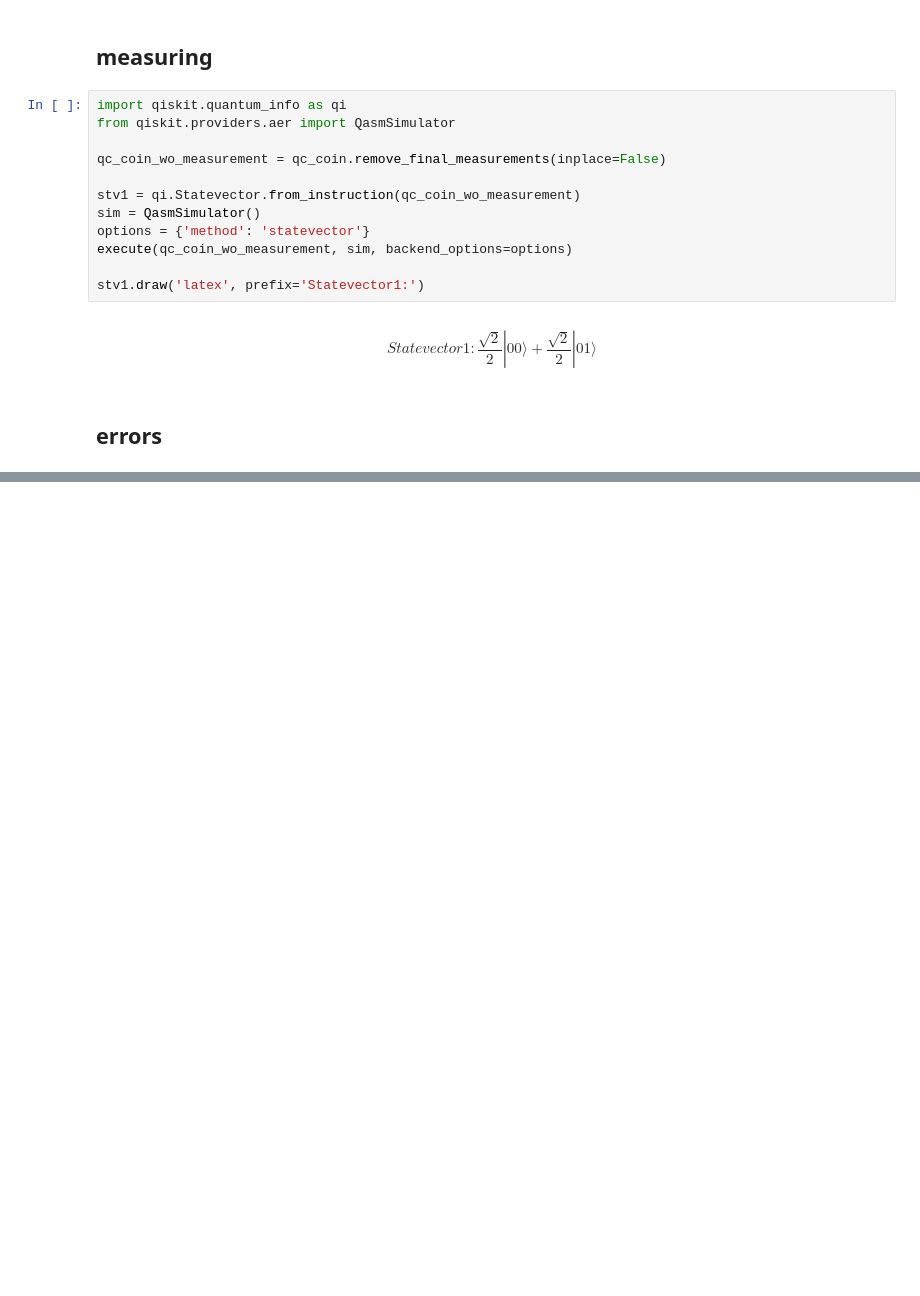
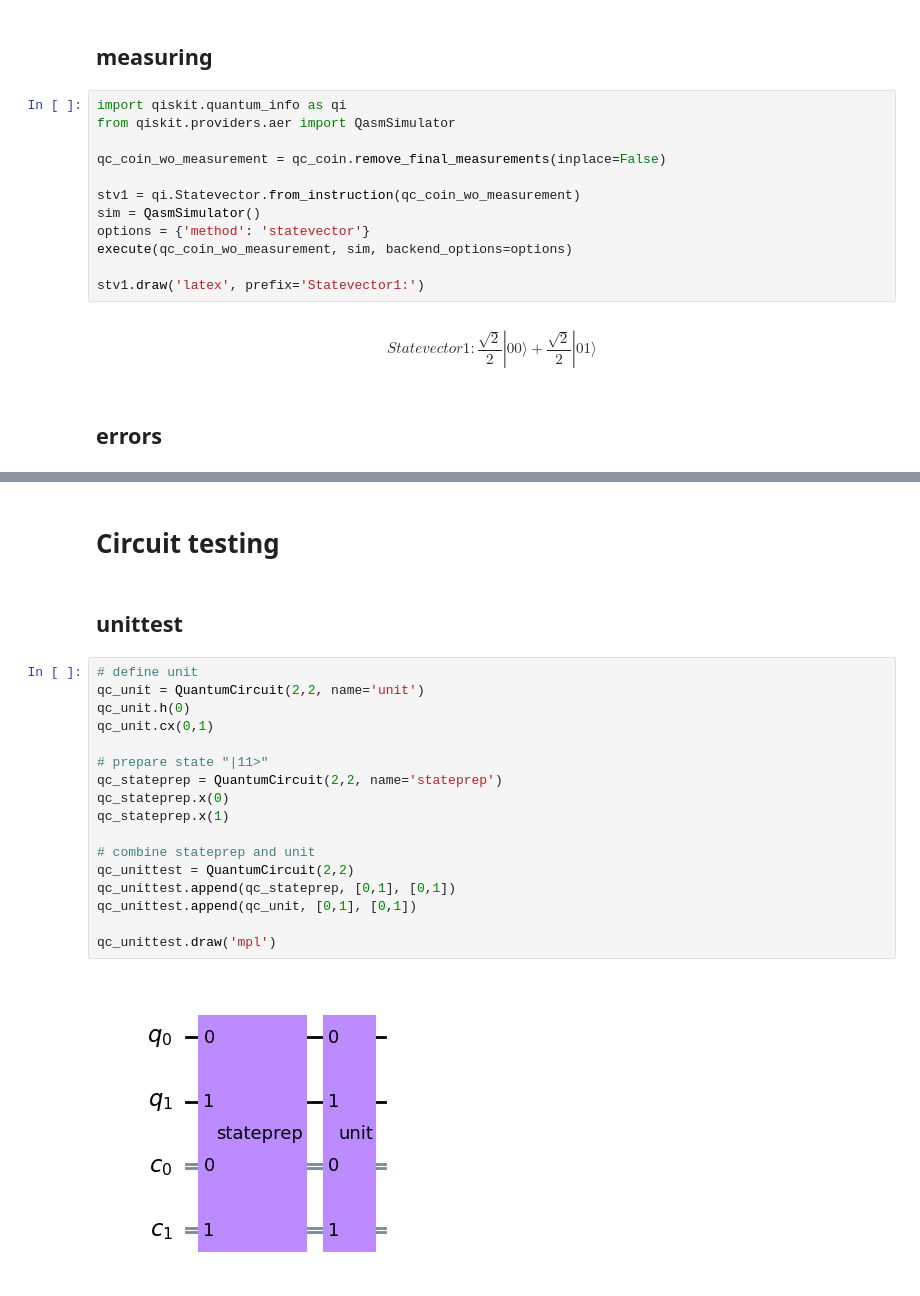
Before and after one commit to MarcMaussner/quantum_playground, a Jupyter notebook: 2023_ESE/ESE-Playground.ipynb, the cells around one changed output, grey strips where cells are left out. Cells and saved outputs as stored; diff of their text form; blank space fills up the shorter version.

```diff
--- a/2023_ESE/ESE-Playground.ipynb
+++ b/2023_ESE/ESE-Playground.ipynb
@@ -80,0 +81,23 @@ plot_histogram(counts) #a new plotting method! this works for counts obviously!
+# %% [markdown]
+# Circuit testing
+# %% [markdown]
+## unittest
+# %%
+# define unit
+qc_unit = QuantumCircuit(2,2, name='unit')
+qc_unit.h(0)
+qc_unit.cx(0,1)
+
+# prepare state "|11>"
+qc_stateprep = QuantumCircuit(2,2, name='stateprep')
+qc_stateprep.x(0)
+qc_stateprep.x(1)
+
+# combine stateprep and unit
+qc_unittest = QuantumCircuit(2,2)
+qc_unittest.append(qc_stateprep, [0,1], [0,1])
+qc_unittest.append(qc_unit, [0,1], [0,1])
+
+qc_unittest.draw('mpl')
+# %% [output]
+[figure, added]
```
Also changed, not shown: parts of 4 cells of this notebook.
